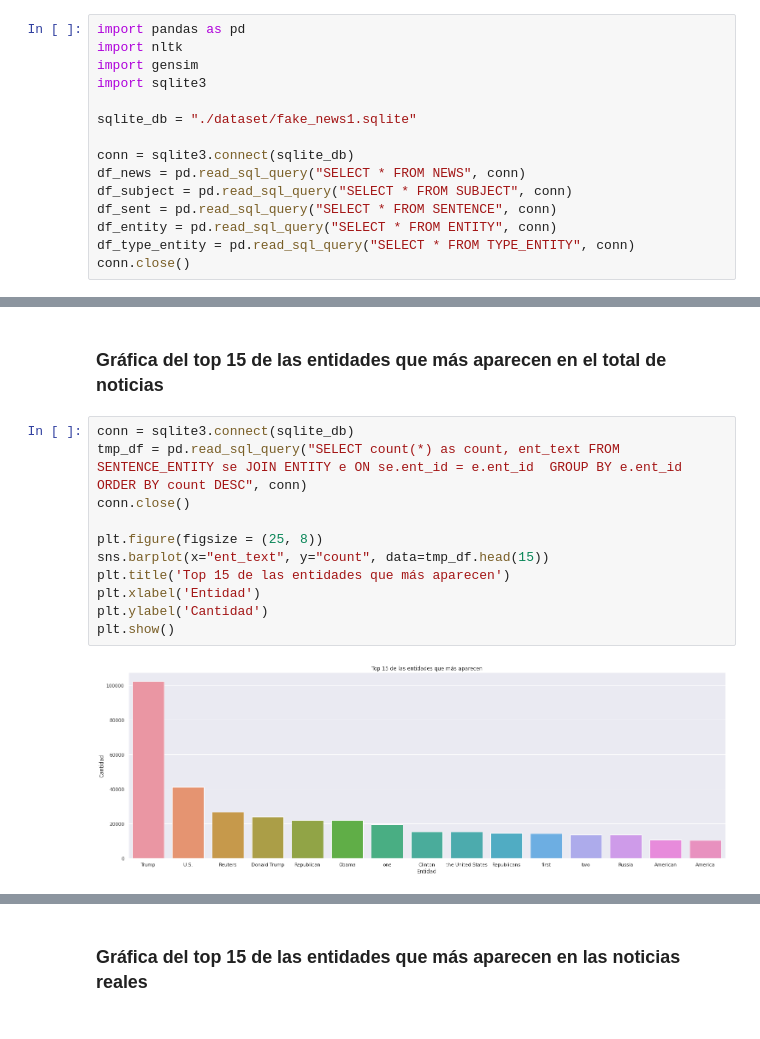
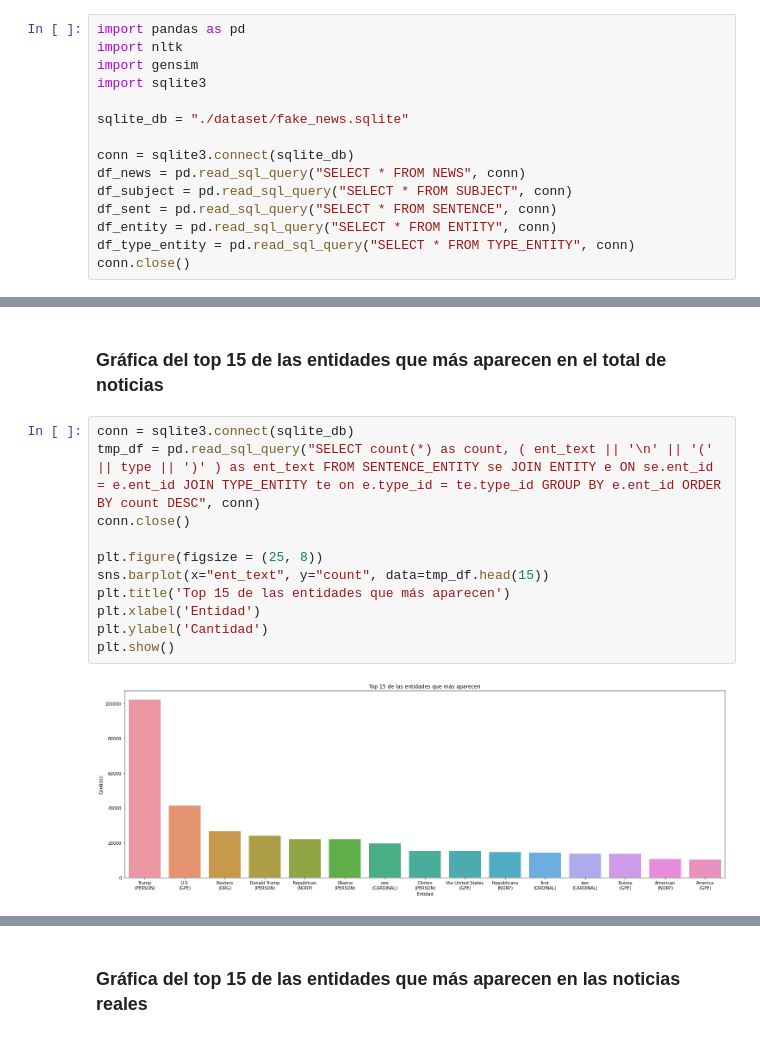
Before and after one commit to fake-news-unal/fake-news, a Jupyter notebook: exploration.ipynb, the cells around one changed output, grey strips where cells are left out. Cells and saved outputs as stored; diff of their text form.

Commit message:
add types on plot of entities

```diff
--- a/exploration.ipynb
+++ b/exploration.ipynb
@@ -12,7 +12,7 @@ import nltk
 import gensim
 import sqlite3
 
-sqlite_db = "./dataset/fake_news1.sqlite"
+sqlite_db = "./dataset/fake_news.sqlite"
 
 conn = sqlite3.connect(sqlite_db)
 df_news = pd.read_sql_query("SELECT * FROM NEWS", conn)
@@ -573,17 +573,17 @@ df_entity["ent_id"].count()
 ### Gráfica del top 15 de las entidades que más aparecen en el total de noticias
 # %%
 conn = sqlite3.connect(sqlite_db)
-tmp_df = pd.read_sql_query("SELECT count(*) as count, ent_text FROM SENTENCE_ENTITY se JOIN ENTITY e ON se.ent_id = e.ent_id  GROUP BY e.ent_id ORDER BY count DESC", conn)
+tmp_df = pd.read_sql_query("SELECT count(*) as count, ( ent_text || '\n' || '(' || type || ')' ) as ent_text FROM SENTENCE_ENTITY se JOIN ENTITY e ON se.ent_id = e.ent_id JOIN TYPE_ENTITY te on e.type_id = te.type_id GROUP BY e.ent_id ORDER BY count DESC", conn)
 conn.close()
 
 plt.figure(figsize = (25, 8))
 sns.barplot(x="ent_text", y="count", data=tmp_df.head(15))
 plt.title('Top 15 de las entidades que más aparecen')
 plt.xlabel('Entidad')
 plt.ylabel('Cantidad')
 plt.show()
 # %% [output]
-[figure, old version]
+[figure, new version]
 # %%
 fig1, ax1 = plt.subplots(figsize=(11, 11))
 ax1.pie(tmp_df["count"].head(15).tolist(), labels=tmp_df["ent_text"].head(15).tolist(), autopct='%1.1f%%', shadow=True, startangle=90, textprops={'fontsize': 12},pctdistance=0.9)
```
Also changed, not shown: parts of 5 cells of this notebook.
